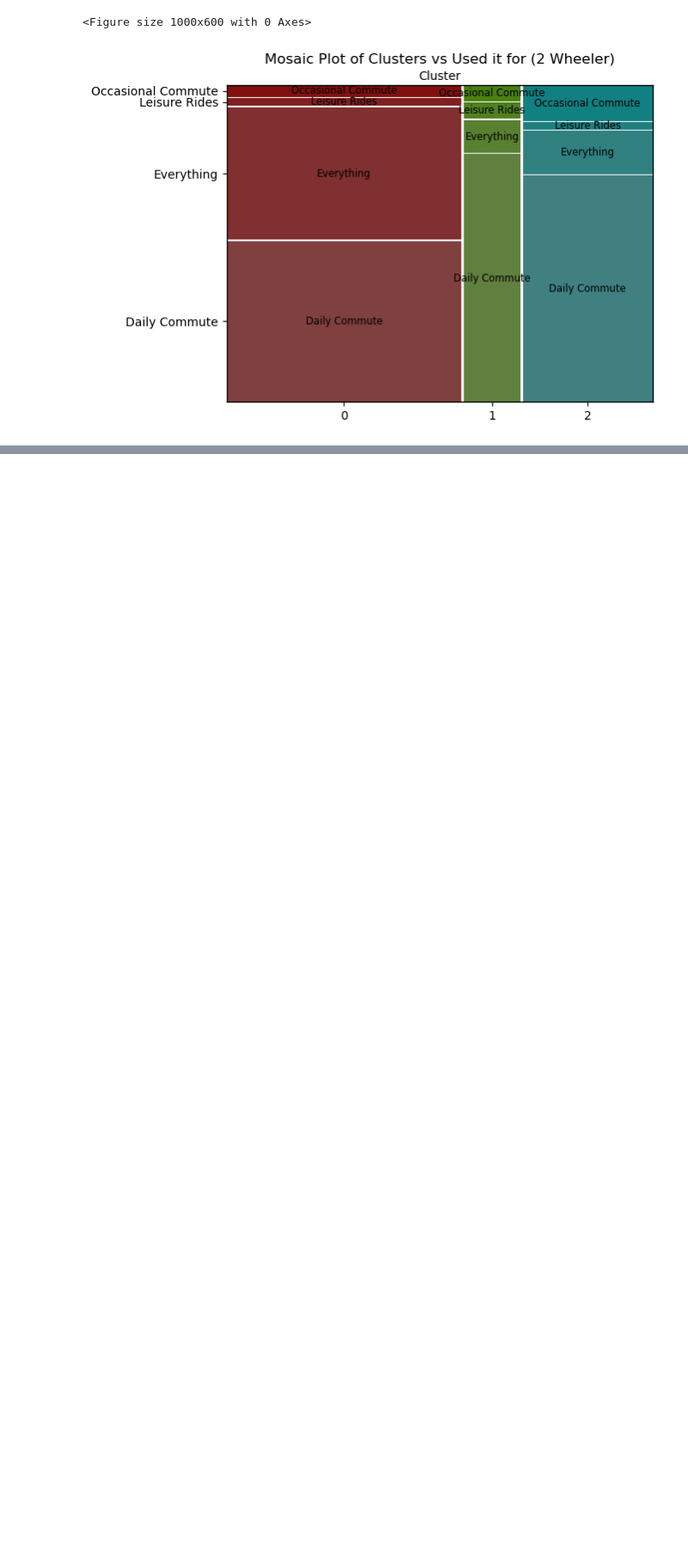
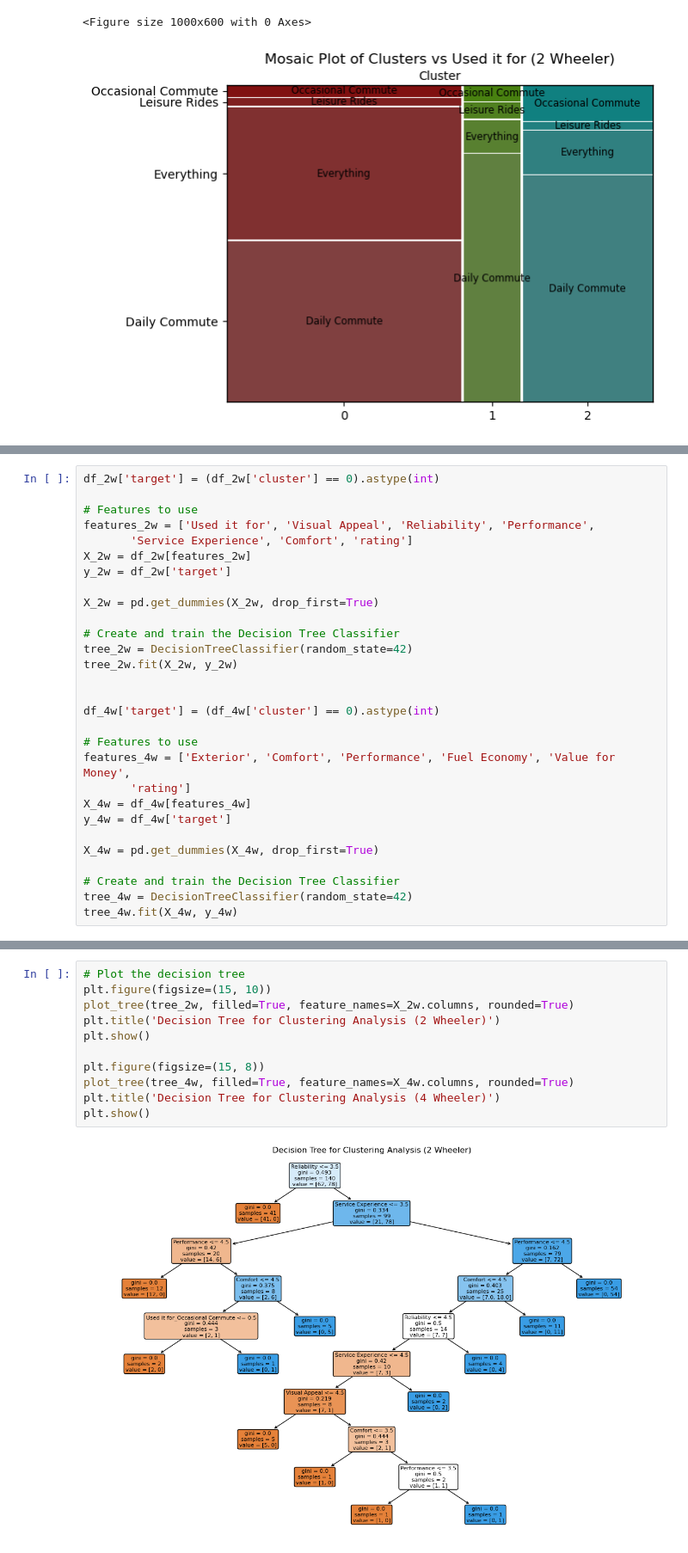
Before and after one commit to mchirag22/Indian_EV_Market_Segmentation, a Jupyter notebook: Market_Segmentation.ipynb, the cells around one changed output, grey strips where cells are left out. Shown at 86% size. Saved outputs shown, nothing was run; the diff lists cells and outputs as text; blank space fills up the shorter version.

```diff
--- a/Market_Segmentation.ipynb
+++ b/Market_Segmentation.ipynb
@@ -796,0 +878,29 @@ plt.show()
+# %%
+df_2w['target'] = (df_2w['cluster'] == 0).astype(int)
+
+# Features to use
+features_2w = ['Used it for', 'Visual Appeal', 'Reliability', 'Performance',
+       'Service Experience', 'Comfort', 'rating']
+X_2w = df_2w[features_2w]
+y_2w = df_2w['target']
+
+X_2w = pd.get_dummies(X_2w, drop_first=True)
+
+# Create and train the Decision Tree Classifier
+tree_2w = DecisionTreeClassifier(random_state=42)
+tree_2w.fit(X_2w, y_2w)
+
+
+df_4w['target'] = (df_4w['cluster'] == 0).astype(int)
+
+# Features to use
+features_4w = ['Exterior', 'Comfort', 'Performance', 'Fuel Economy', 'Value for Money',
+       'rating']
+X_4w = df_4w[features_4w]
+y_4w = df_4w['target']
+
+X_4w = pd.get_dummies(X_4w, drop_first=True)
+
+# Create and train the Decision Tree Classifier
+tree_4w = DecisionTreeClassifier(random_state=42)
+tree_4w.fit(X_4w, y_4w)
@@ -796,0 +909,13 @@ plt.show()
+# %%
+# Plot the decision tree
+plt.figure(figsize=(15, 10))
+plot_tree(tree_2w, filled=True, feature_names=X_2w.columns, rounded=True)
+plt.title('Decision Tree for Clustering Analysis (2 Wheeler)')
+plt.show()
+
+plt.figure(figsize=(15, 8))
+plot_tree(tree_4w, filled=True, feature_names=X_4w.columns, rounded=True)
+plt.title('Decision Tree for Clustering Analysis (4 Wheeler)')
+plt.show()
+# %% [output]
+[figure, added]
```
Also changed, not shown: parts of 31 cells of this notebook.
